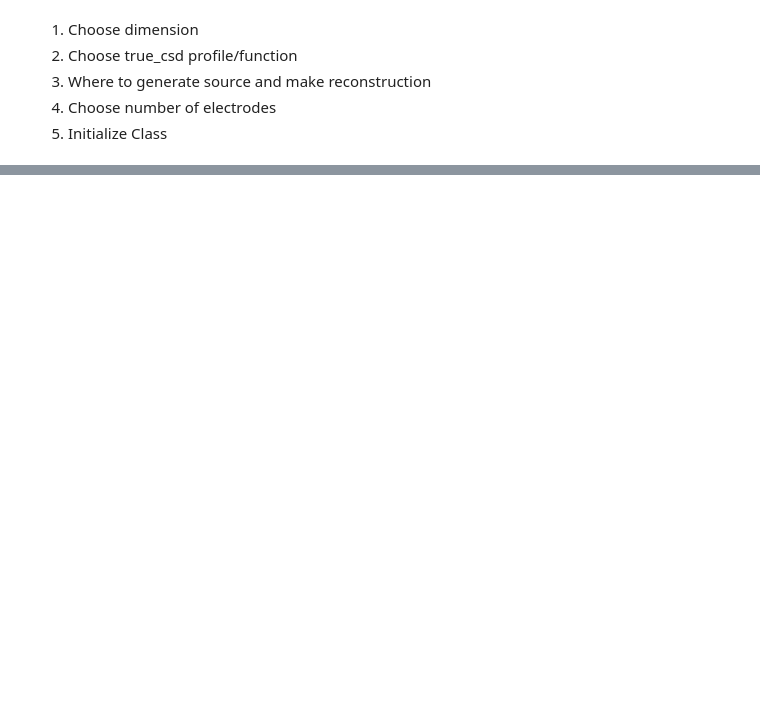
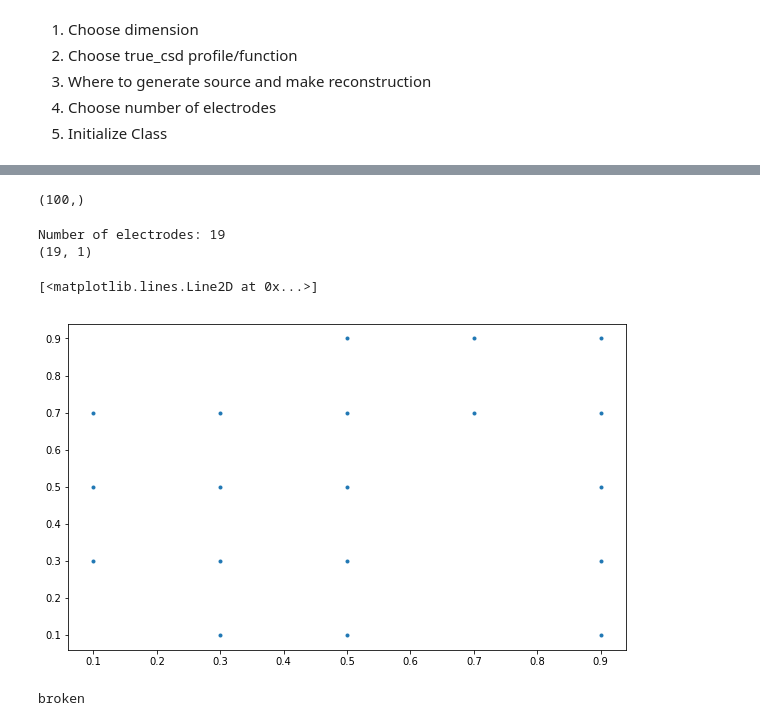
Before and after one commit to Neuroinflab/kCSD-python, a Jupyter notebook: kcsd_tutorial.ipynb, the cells around one changed output, grey strips where cells are left out. Drawn from its saved outputs; the diff is of its cells as text; code cells hidden in the pictures; blank space fills up the shorter version.

```diff
--- a/kcsd_tutorial.ipynb
+++ b/kcsd_tutorial.ipynb
@@ -62,0 +208,3 @@ ValidationClassKCSD1D
+# %%
+err_broken = config.error_map(config.csd_profile, 1, total_ele=nr_ele_select.value, true_csd_xlims=[0, 1],
+                              **config.defaults[config.kCSD.__name__], ele_config='broken')
@@ -100,0 +238,15 @@ R, lambda : 0.19 1.33352143216e-05
+# %%
+print(rms.shape)
+# %% [output]
+(100,)
+# %%
+ele_pos, pots = err_broken.electrode_config(config.csd_profile, nr_broken_ele=nr_broken_ele.value)
+print(pots.shape)
+# %% [output]
+Number of electrodes: 19
+(19, 1)
+# %%
+plt.plot(ele_pos[:, 0], ele_pos[:, 1], '.')
+# %% [output]
+[<matplotlib.lines.Line2D at 0x...>]
+[figure, added]
@@ -100,0 +255,5 @@ R, lambda : 0.19 1.33352143216e-05
+# %%
+err_broken2 = config.error_map(config.csd_profile, 1, total_ele=nr_ele_select.value, true_csd_xlims=[0, 1],
+                              **config.defaults[config.kCSD.__name__], ele_config='broken')
+# %% [output]
+broken
```
Also changed, not shown: parts of 39 cells of this notebook, 7 other files.
